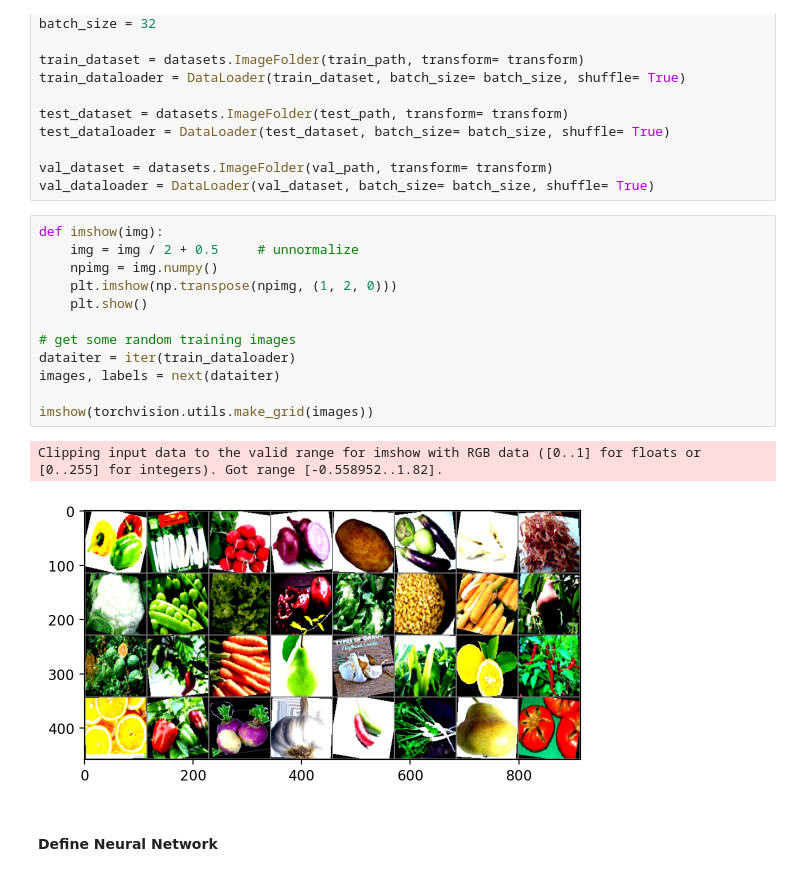
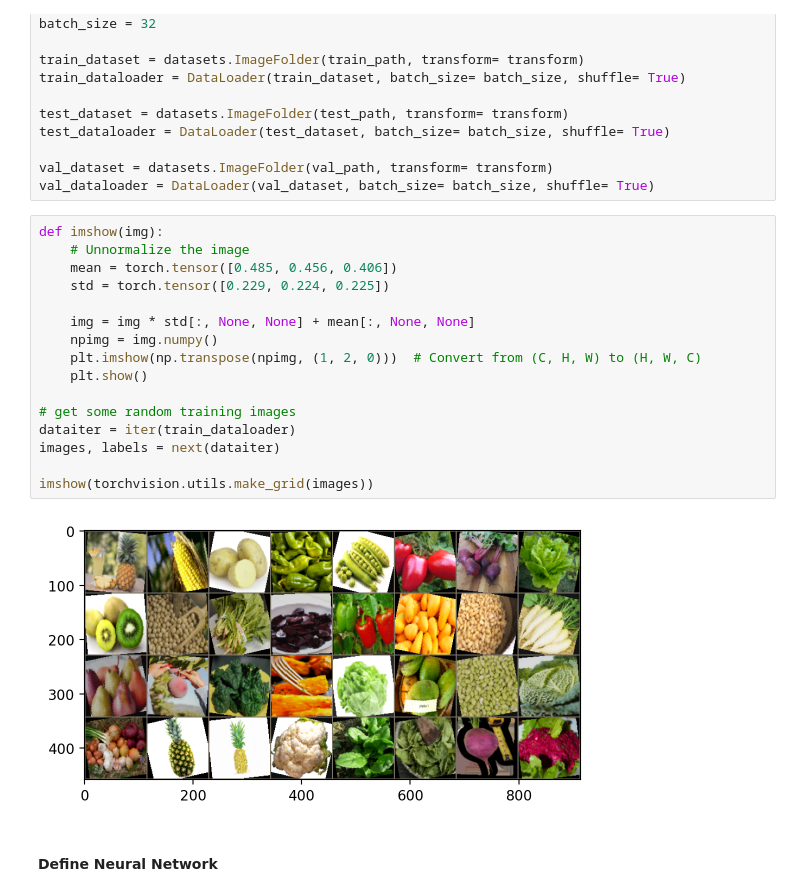
Before and after one commit to Adenrele/Fruit-and-Vegetable-Image-Recognition, a Jupyter notebook: ModelDevelopment/fruit_veg.ipynb, the cells around one changed output. Cells and saved outputs as stored; diff of their text form.

```diff
--- a/ModelDevelopment/fruit_veg.ipynb
+++ b/ModelDevelopment/fruit_veg.ipynb
@@ -94,19 +112,22 @@ val_dataset = datasets.ImageFolder(val_path, transform= transform)
 val_dataloader = DataLoader(val_dataset, batch_size= batch_size, shuffle= True)
 # %%
 def imshow(img):
-    img = img / 2 + 0.5     # unnormalize
+    # Unnormalize the image
+    mean = torch.tensor([0.485, 0.456, 0.406])
+    std = torch.tensor([0.229, 0.224, 0.225])
+
+    img = img * std[:, None, None] + mean[:, None, None]
     npimg = img.numpy()
-    plt.imshow(np.transpose(npimg, (1, 2, 0)))
+    plt.imshow(np.transpose(npimg, (1, 2, 0)))  # Convert from (C, H, W) to (H, W, C)
     plt.show()
 
 # get some random training images
 dataiter = iter(train_dataloader)
 images, labels = next(dataiter)
 
 imshow(torchvision.utils.make_grid(images))
 # %% [output]
-Clipping input data to the valid range for imshow with RGB data ([0..1] for floats or [0..255] for integers). Got range [-0.558952..1.82].
-[figure, old version]
+[figure, new version]
 # %% [markdown]
 #### Define Neural Network
 # %%
```
Also changed, not shown: parts of 18 cells of this notebook, 8 other files.
